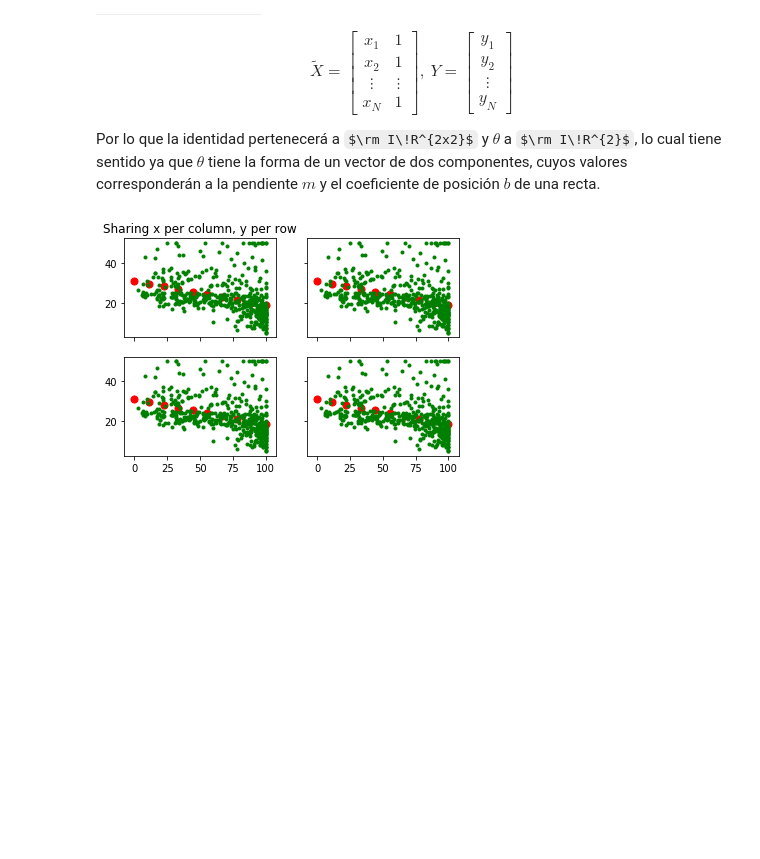
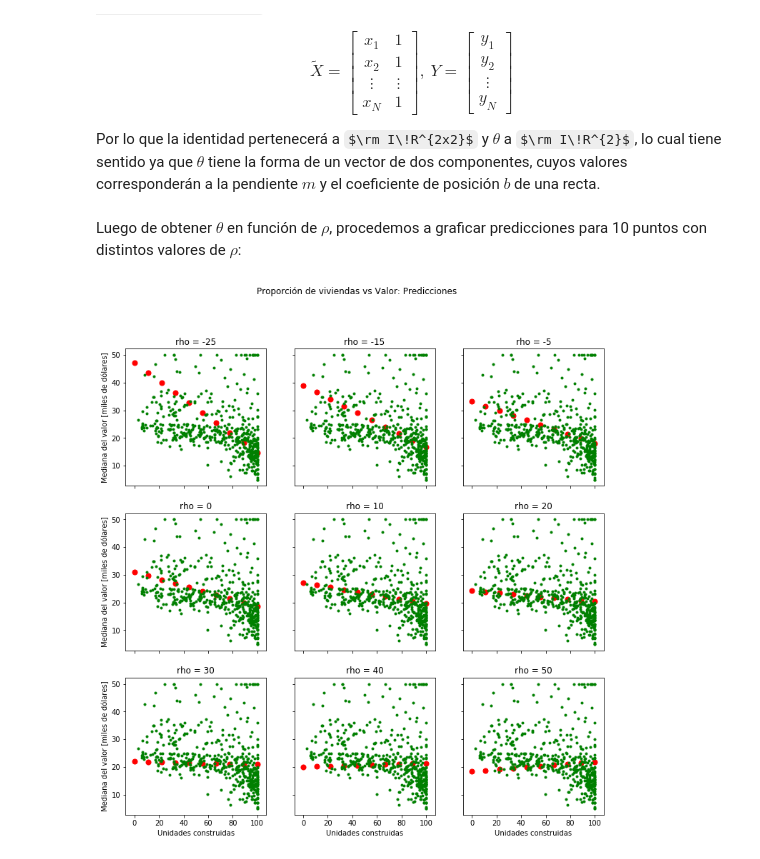
Before and after one commit to martinKindall/aprendizaje_probabilistico_uchile, a Jupyter notebook: Tarea1/tarea1_martin_cornejo.ipynb, the cells around one changed output. Drawn from its saved outputs; the diff is of its cells as text; code cells hidden in the pictures; some formulas as TeX source; blank space fills up the shorter version.

Commit message:
Se pone como titulo los distintos valores de rho

```diff
--- a/Tarea1/tarea1_martin_cornejo.ipynb
+++ b/Tarea1/tarea1_martin_cornejo.ipynb
@@ -24,6 +25,7 @@ y = data[:,1]
 # %% [markdown]
 ### A continuación se grafica la data:
 # %%
+mpl.rcParams['figure.figsize'] = (5,5)
 plt.figure()
 plt.plot(x,y, 'g.')
 plt.title("Proporción de viviendas vs Valor")
@@ -68,25 +70,37 @@ def get_theta(rho):
     mul1 = np.linalg.inv(np.add(np.matmul(x_tilda.transpose(), x_tilda), np.dot(identidad, rho)))
     mul2 = np.matmul(x_tilda.transpose(), y_reg)
     return np.matmul(mul1, mul2)
+# %% [markdown]
+Luego de obtener $\theta$ en función de $\rho$, procedemos a graficar predicciones para 10 puntos con distintos valores de $\rho$:
 # %%
 def recta(x, rho):
     theta = get_theta(rho)
     return x * theta[0] + theta[1]
 
+fig_size = 12
+mpl.rcParams['figure.figsize'] = (fig_size, fig_size)
+
 x_recta = np.linspace(0, 100, 10)
 
 scatter_size = 50
-figures = [(ax1, ax2), (ax3, ax4)]
 
-f, figures = plt.subplots(2, 2, sharex='col', sharey='row')
+f, figures = plt.subplots(3, 3, sharex='col', sharey='row')
 
 #pdb.set_trace()
 
-figures[0][0].set_title('Sharing x per column, y per row')
+plt.suptitle("Proporción de viviendas vs Valor: Predicciones")
 
-for figure_arr in figures:
-    for figure in figure_arr:
+rho = np.array([[-25, -15, -5], [0, 10, 20], [30, 40, 50]])
+
+for idx, figure_arr in enumerate(figures):
+    for idy, figure in enumerate(figure_arr):
+        figure.set_title("rho = " + str(rho[idx][idy]))
+        figure.scatter(x_recta,recta(x_recta, rho[idx][idy]), s=scatter_size, c='r')
         figure.plot(x,y, 'g.')
-        figure.scatter(x_recta,recta(x_recta, 0), s=scatter_size, c='r')
+        if idx == len(rho[0]) - 1:
+            figure.set_xlabel("Unidades construidas")
+
+        if idy == 0:
+            figure.set_ylabel("Mediana del valor [miles de dólares]")
 # %% [output]
-[figure, old version]
+[figure, new version]
```
Also changed, not shown: parts of 2 cells of this notebook.
